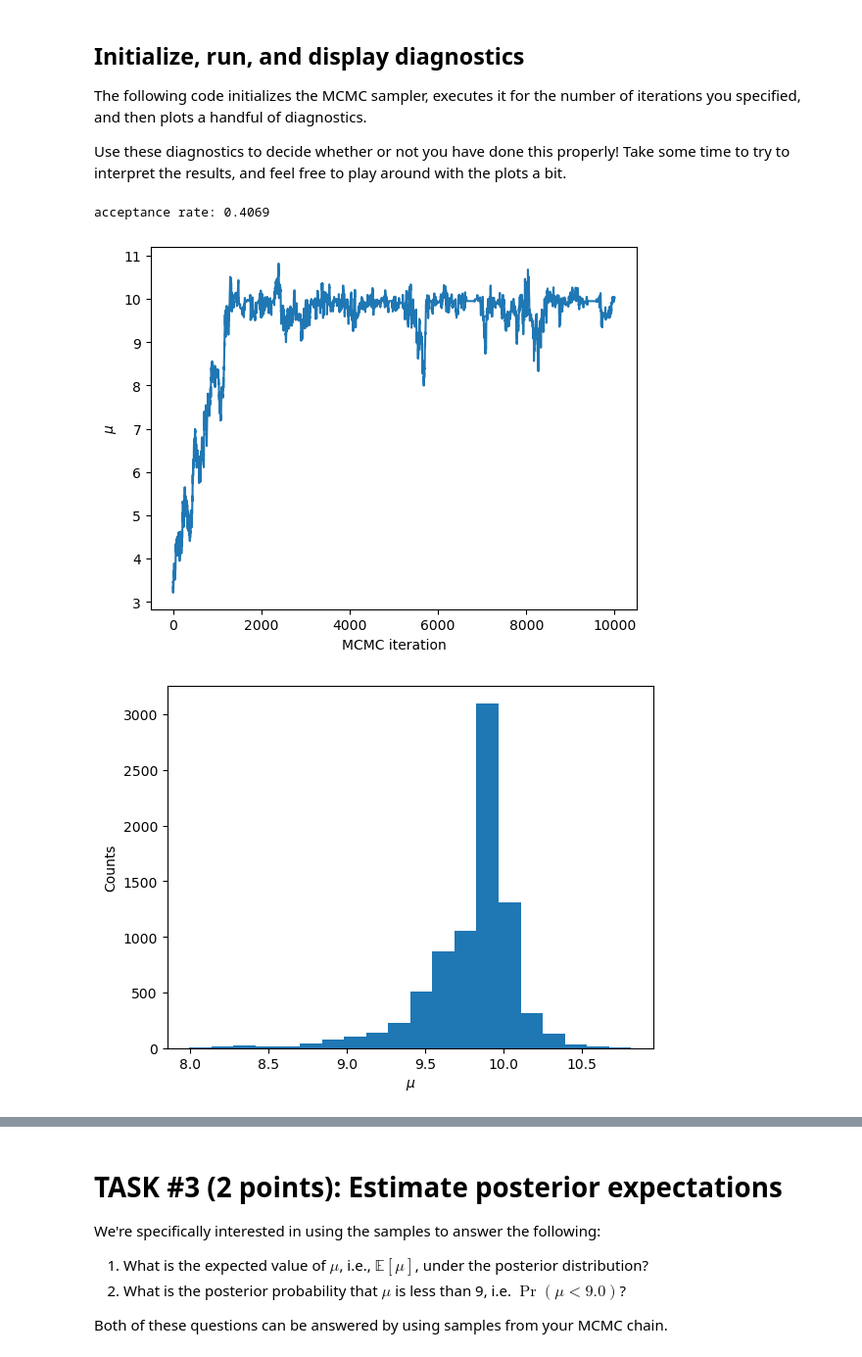
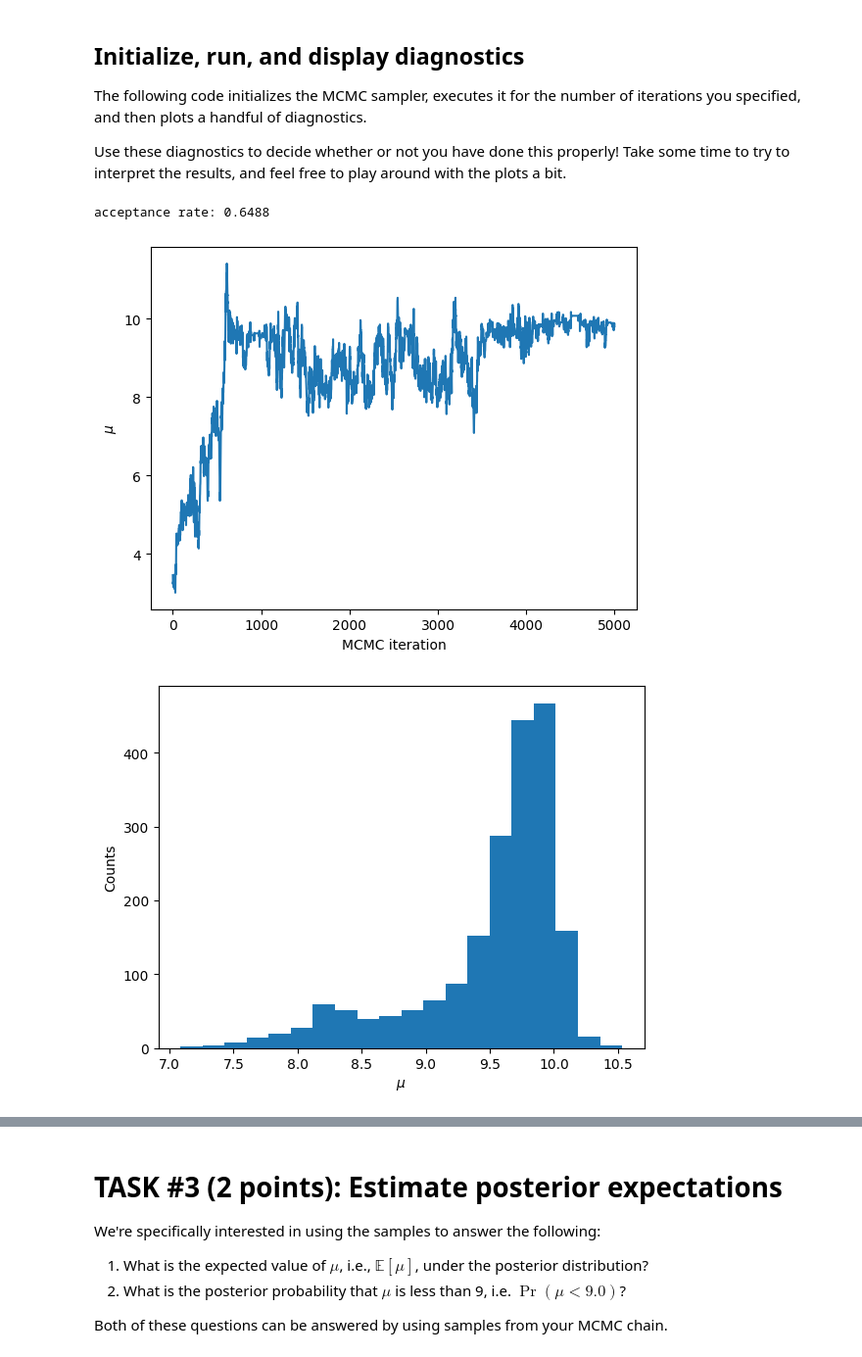
Before and after one commit to seancraven/comp_0171, a Jupyter notebook: (Part 1) Seven scientists.ipynb, the cells around one changed output, grey strips where cells are left out. Shown at 98% size. Cells and saved outputs as stored; diff of their text form; code cells hidden in the pictures.

```diff
--- a/(Part 1) Seven scientists.ipynb
+++ b/(Part 1) Seven scientists.ipynb
@@ -136,8 +136,8 @@ def get_mcmc_proposal(mu, sigma):
     one can just use any dist and evaluate the conditional prob.
     Play around with these values to adjust the burn in.
     """
-    q_mu = dist.Normal(mu, 0.1)
-    q_sigma = dist.MultivariateNormal(sigma, covariance_matrix=torch.eye(sigma.shape[0])*0.2**2)
+    q_mu = dist.Normal(mu, 0.2)
+    q_sigma = dist.MultivariateNormal(sigma, covariance_matrix=torch.eye(sigma.shape[0])*0.1**2)
     return q_mu, q_sigma
 # %% [markdown]
 ### Quick self-check!
@@ -215,7 +215,7 @@ def algo_parameters():
     N_burnin  : number of initial steps to discard
     """
 
-    return 10000, 2000
+    return 5000, 2000
 # %% [markdown]
 ## Initialize, run, and display diagnostics
 
@@ -231,18 +231,18 @@ N_samples, N_burnin = algo_parameters()
 mu_chain, sigma_chain, accepted = run_mcmc(N_samples, mu_init, sigma_init)
 print("acceptance rate:", accepted)
 # %% [output]
-acceptance rate: 0.4069
+acceptance rate: 0.6488
 # %%
 plt.plot(mu_chain);
 plt.xlabel("MCMC iteration");
 plt.ylabel("$\mu$")
 plt.figure();
-plt.hist(mu_chain[N_burnin:].numpy(), bins=20);
+plt.hist(mu_chain[N_burnin+1000:].numpy(), bins=20);
 plt.xlabel("$\mu$")
 plt.ylabel("Counts");
 # %% [output]
-[figure, old version]
+[figure, new version]
-[figure, old version]
+[figure, new version]
 # %%
 plt.figure(figsize=(12,4));
 plt.plot(sigma_chain)
```
Also changed, not shown: parts of 15 cells of this notebook.
